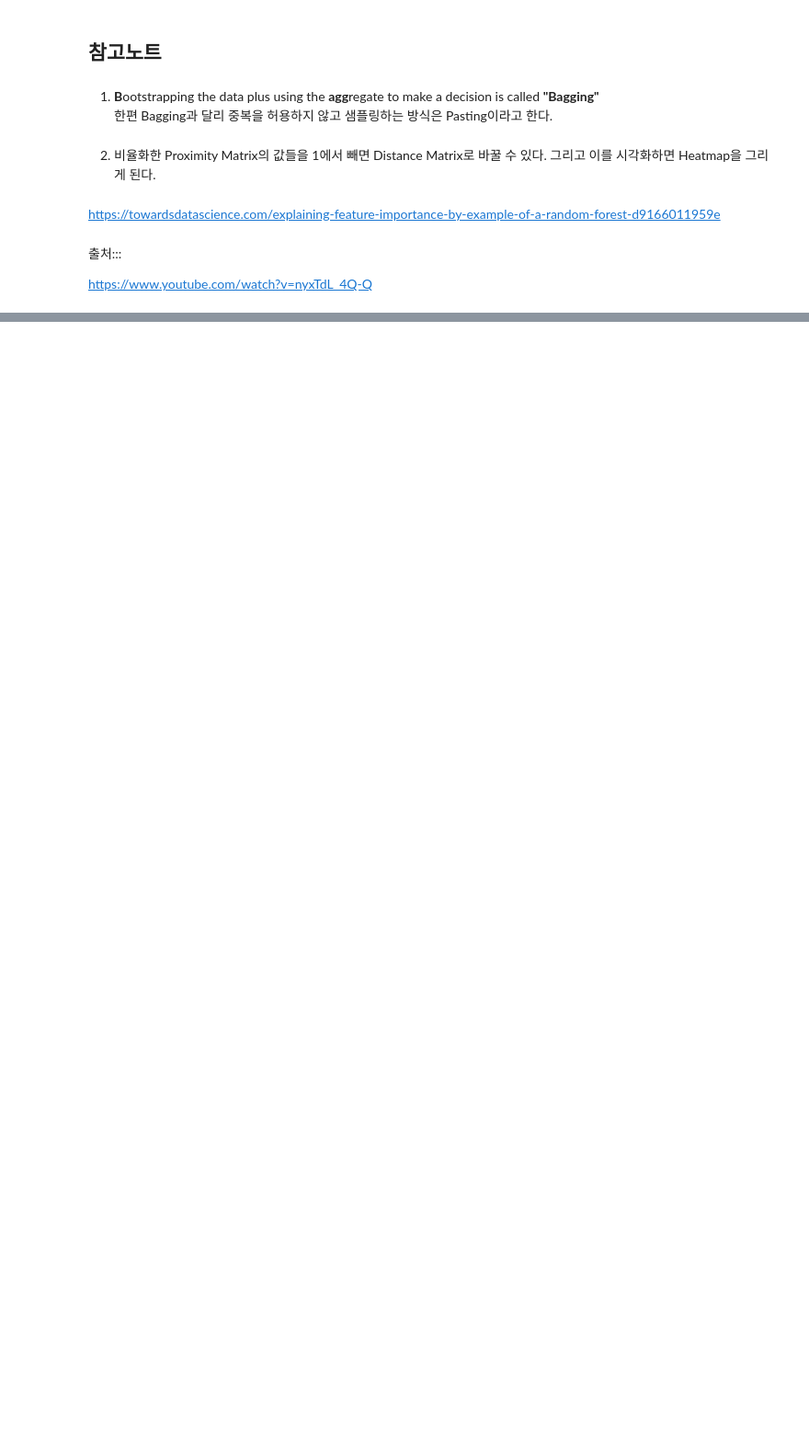
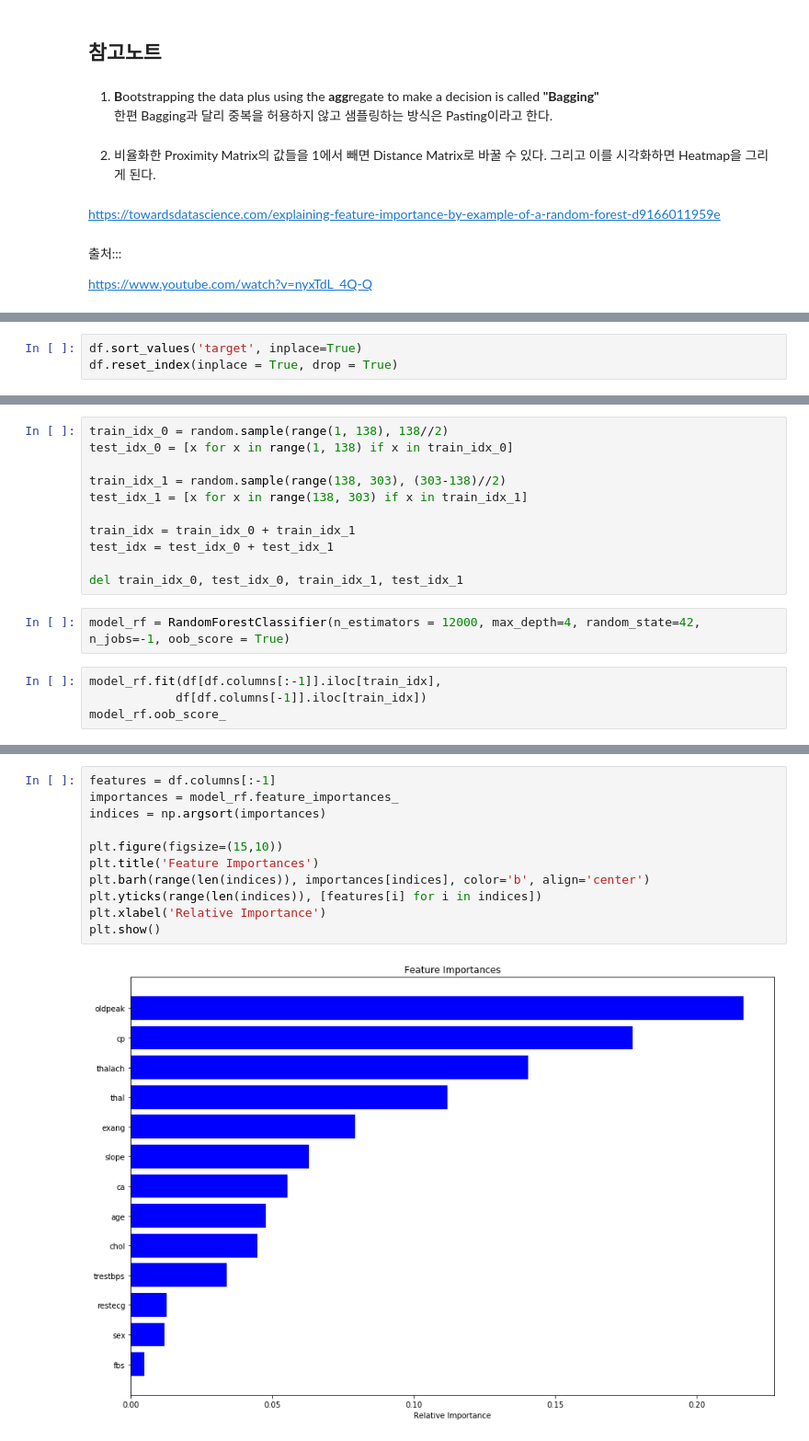
Before and after one commit to Asphalt93/dmqa_study, a Jupyter notebook: dmqa_pytorch/2019_MachineLearning/ML_Algorithm/02_RandomForest.ipynb, the cells around one changed output, grey strips where cells are left out. Shown at 92% size. Drawn from its saved outputs; the diff is of its cells as text; blank space fills up the shorter version.

```diff
--- a/dmqa_pytorch/2019_MachineLearning/ML_Algorithm/02_RandomForest.ipynb
+++ b/dmqa_pytorch/2019_MachineLearning/ML_Algorithm/02_RandomForest.ipynb
@@ -325,0 +356,3 @@ https://www.youtube.com/watch?v=nyxTdL_4Q-Q
+# %%
+df.sort_values('target', inplace=True)
+df.reset_index(inplace = True, drop = True)
@@ -325,0 +375,17 @@ https://www.youtube.com/watch?v=nyxTdL_4Q-Q
+# %%
+train_idx_0 = random.sample(range(1, 138), 138//2)
+test_idx_0 = [x for x in range(1, 138) if x in train_idx_0]
+
+train_idx_1 = random.sample(range(138, 303), (303-138)//2)
+test_idx_1 = [x for x in range(138, 303) if x in train_idx_1]
+
+train_idx = train_idx_0 + train_idx_1
+test_idx = test_idx_0 + test_idx_1
+
+del train_idx_0, test_idx_0, train_idx_1, test_idx_1
+# %%
+model_rf = RandomForestClassifier(n_estimators = 12000, max_depth=4, random_state=42, n_jobs=-1, oob_score = True)
+# %%
+model_rf.fit(df[df.columns[:-1]].iloc[train_idx],
+            df[df.columns[-1]].iloc[train_idx])
+model_rf.oob_score_
@@ -325,0 +404,13 @@ https://www.youtube.com/watch?v=nyxTdL_4Q-Q
+# %%
+features = df.columns[:-1]
+importances = model_rf.feature_importances_
+indices = np.argsort(importances)
+
+plt.figure(figsize=(15,10))
+plt.title('Feature Importances')
+plt.barh(range(len(indices)), importances[indices], color='b', align='center')
+plt.yticks(range(len(indices)), [features[i] for i in indices])
+plt.xlabel('Relative Importance')
+plt.show()
+# %% [output]
+[figure, added]
```
Also changed, not shown: parts of 23 cells of this notebook, 1 other file.
